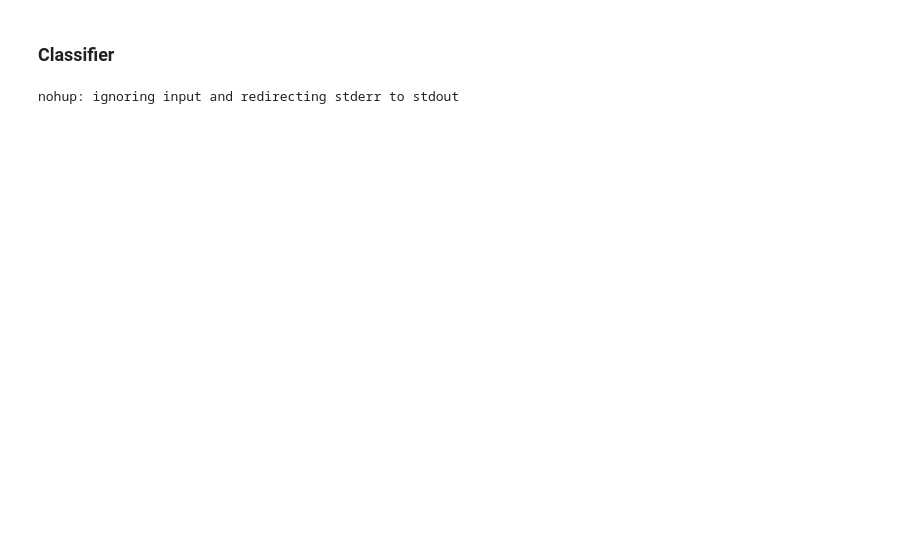
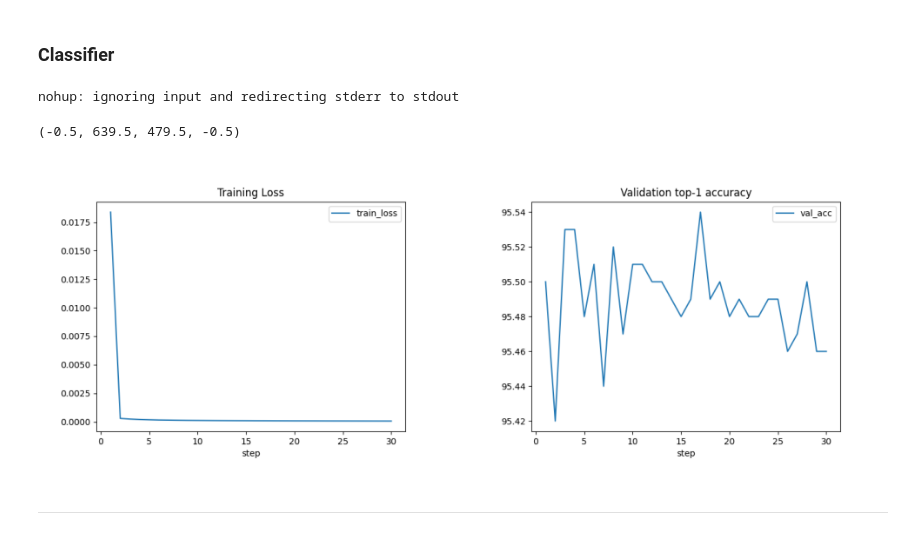
Before and after one commit to Thomas-Gottwald/SupContrastShape, a Jupyter notebook: validation.ipynb, the cells around one changed output. Drawn from its saved outputs; the diff is of its cells as text; code cells hidden in the pictures; blank space fills up the shorter version.

```diff
--- a/validation.ipynb
+++ b/validation.ipynb
@@ -231,3 +238,28 @@ classifier_training_call = f"CUDA_VISIBLE_DEVICES={cuda_device} nohup python mai
 !{classifier_training_call}
 # %% [output]
 nohup: ignoring input and redirecting stderr to stdout
+# %%
+# move precomp_classifier.out to the classifier directory
+path_classifier = glob.glob(os.path.join(path_run_md, f"val_{epoch}", "classifier", "*/"))
+if len(path_classifier) > 0:
+    path_classifier = path_classifier[0]
+
+os.makedirs(os.path.join(path_classifier, "out"), exist_ok=True)
+
+os.replace("precomp_classifier.out", os.path.join(path_classifier, "out", "precomp_classifier.out"))
+# %%
+# load plots of classifier Training Loss and Validation Accuracy
+train_loss_plot = Image.open(os.path.join(path_classifier, "tensorboard", "train_loss.png"))
+val_top1_plot = Image.open(os.path.join(path_classifier, "tensorboard", "val_top1.png"))
+
+fig, axs = plt.subplots(ncols=2, figsize=(10,6))
+fig.tight_layout(pad=0)
+axs[0].imshow(np.array(train_loss_plot))
+axs[0].axis('off')
+axs[1].imshow(np.array(val_top1_plot))
+axs[1].axis('off')
+# %% [output]
+(-0.5, 639.5, 479.5, -0.5)
+[figure, added]
+# %% [markdown]
+----------
```
Also changed, not shown: parts of 14 cells of this notebook, 4 other files.
